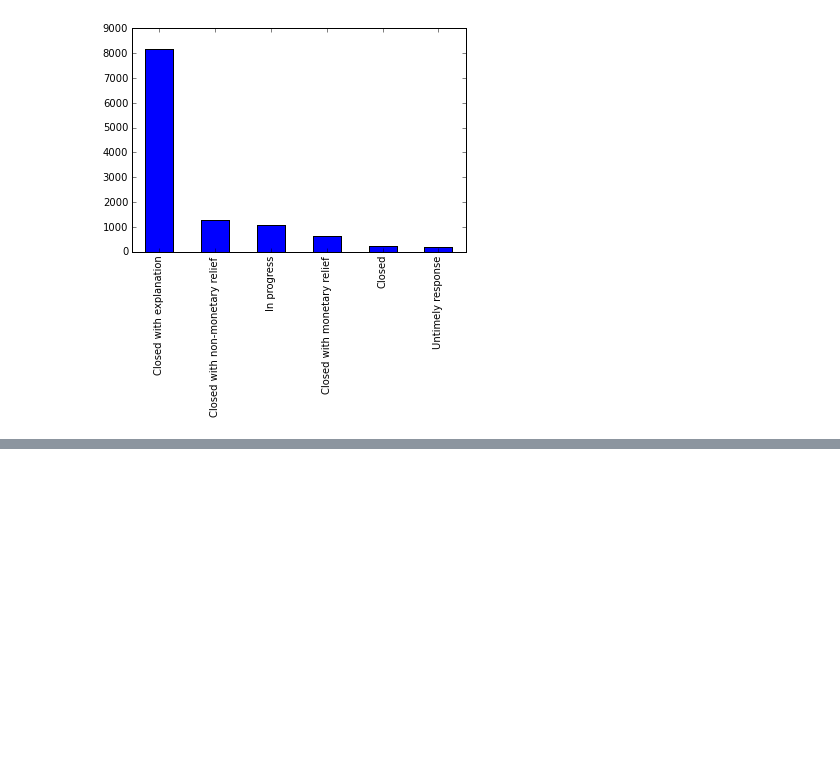
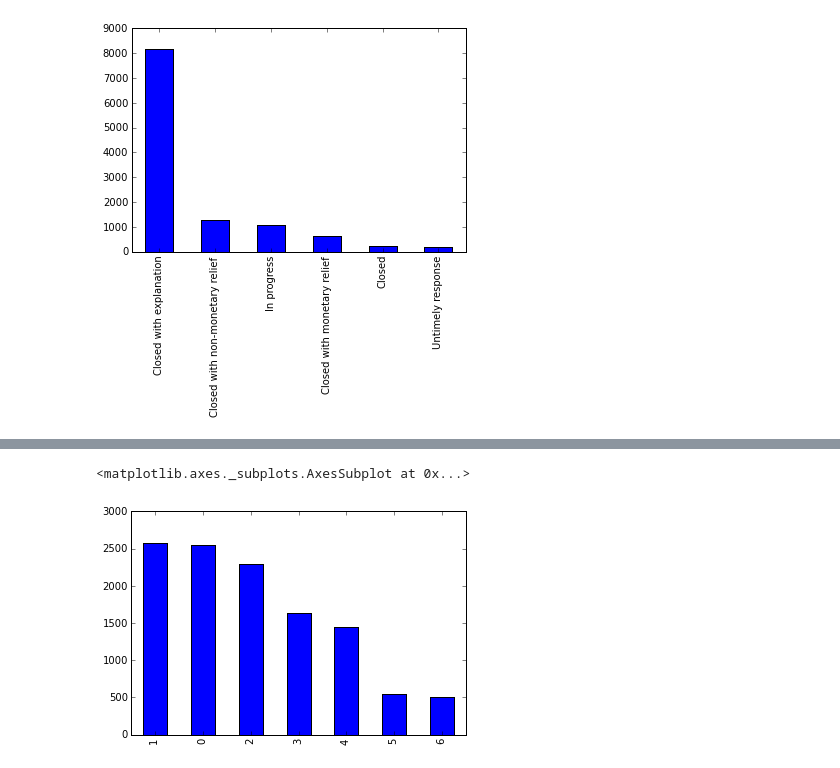
Before and after one commit to rryanburton/consumer-complaints, a Jupyter notebook: consumer_complaints.ipynb, the cells around one changed output, grey strips where cells are left out. Drawn from its saved outputs; the diff is of its cells as text; code cells hidden in the pictures; blank space fills up the shorter version.

```diff
--- a/consumer_complaints.ipynb
+++ b/consumer_complaints.ipynb
@@ -68,0 +88,2 @@ c
+# %%
+consumer_complaints.index = pd.to_datetime(consumer_complaints.pop('Date_received'), format='%m/%d/%Y')
@@ -68,0 +121,9 @@ c
+# %%
+consumer_complaints['day_of_week'] = consumer_complaints.index.to_series().map(lambda d: d.weekday())
+# %%
+the_days_of_week = consumer_complaints.day_of_week.value_counts()
+# %%
+the_days_of_week.plot(kind = 'bar')
+# %% [output]
+<matplotlib.axes._subplots.AxesSubplot at 0x...>
+[figure, added]
```
Also changed, not shown: parts of 14 cells of this notebook.
